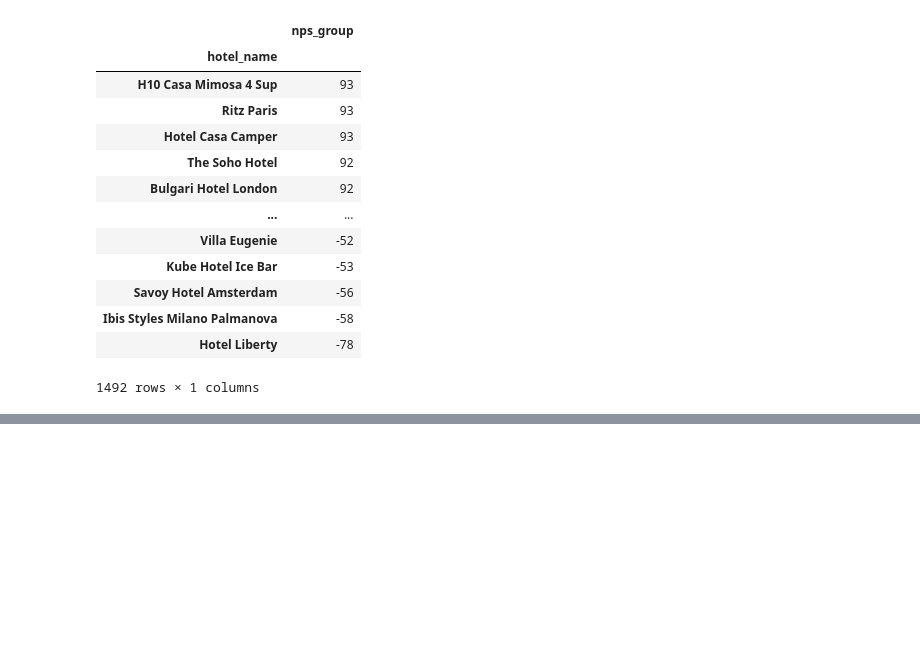
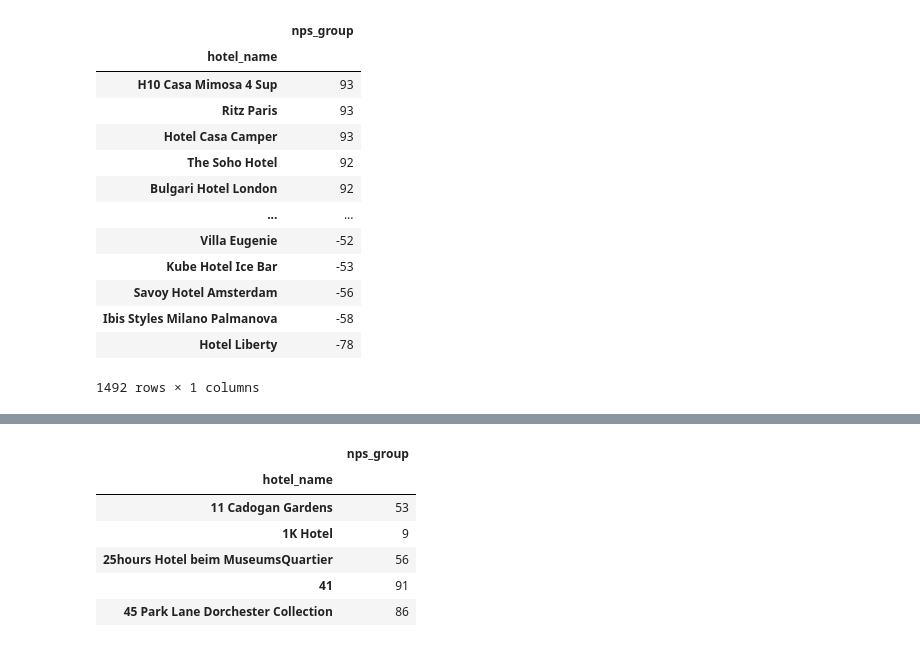
Before and after one commit to InPersonAnalysis/customer_review_capston, a Jupyter notebook: final_notebook.ipynb, the cells around one changed output, grey strips where cells are left out. Cells and saved outputs as stored; diff of their text form; code cells hidden in the pictures; blank space fills up the shorter version.

```diff
--- a/final_notebook.ipynb
+++ b/final_notebook.ipynb
@@ -338,0 +277,11 @@ hotel_df.sort_values(by='nps_group', ascending=False)
+# %%
+#nps score by hotel
+hotel_df.head()
+# %% [output]
+|  | nps_group |
+| hotel_name |  |
+| 11 Cadogan Gardens | 53 |
+| 1K Hotel | 9 |
+| 25hours Hotel beim MuseumsQuartier | 56 |
+| 41 | 91 |
+| 45 Park Lane Dorchester Collection | 86 |
```
Also changed, not shown: parts of 22 cells of this notebook.
